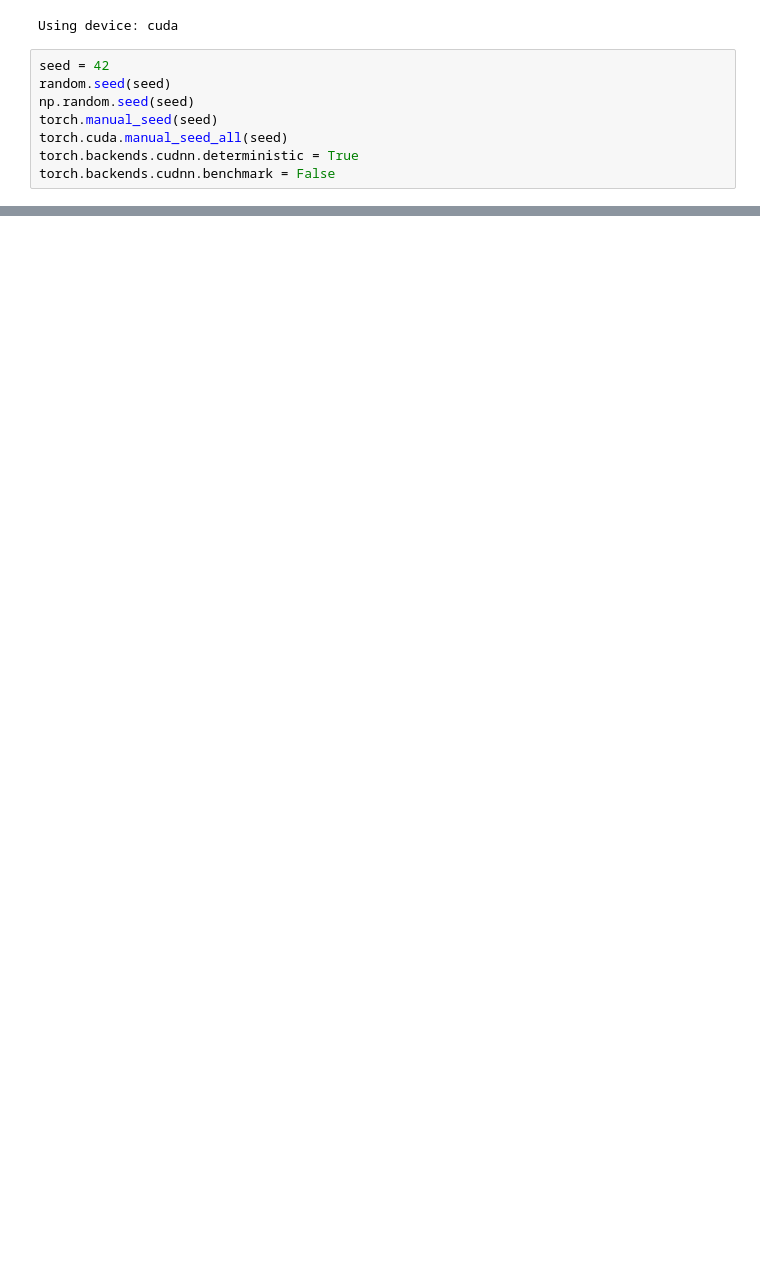
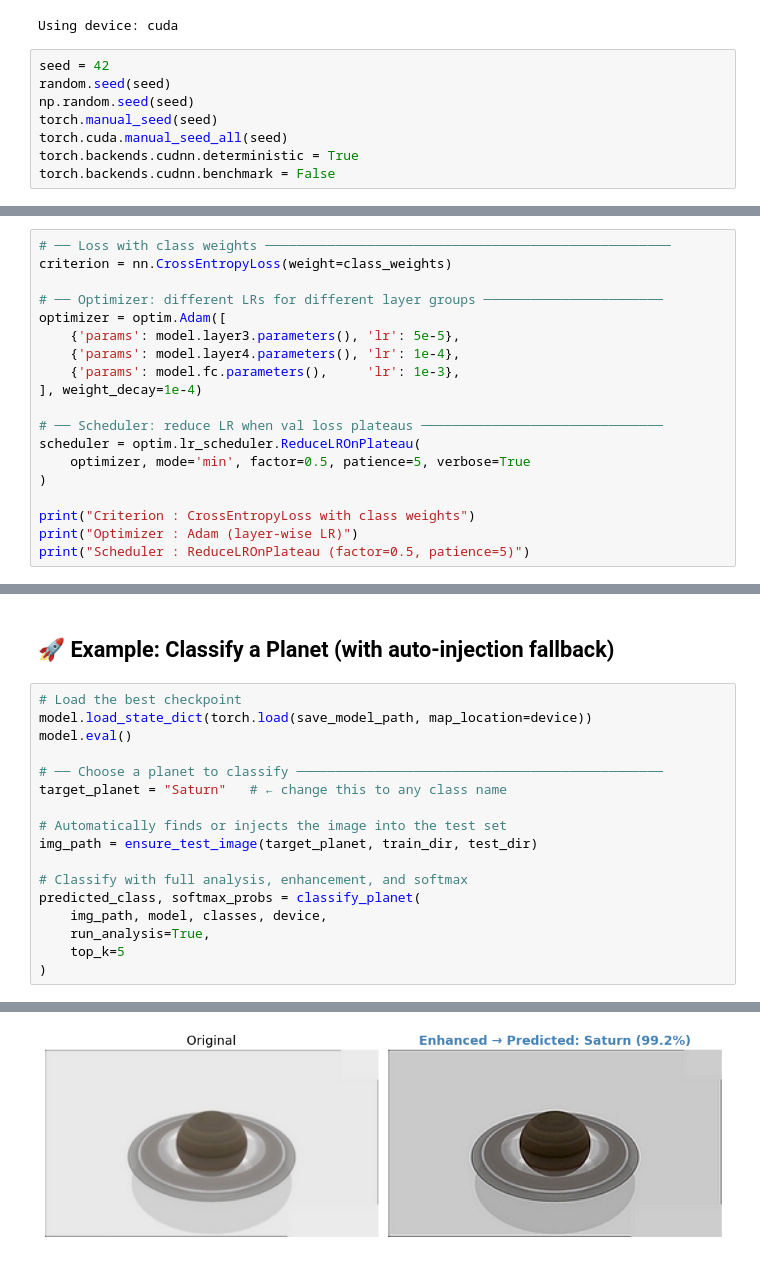
Before and after one commit to silragon-ryu/astronomical-recognition, a Jupyter notebook: models/transfer_learning/transfer.ipynb, the cells around one changed output, grey strips where cells are left out. Drawn from its saved outputs; the diff is of its cells as text; blank space fills up the shorter version.

```diff
--- a/models/transfer_learning/transfer.ipynb
+++ b/models/transfer_learning/transfer.ipynb
@@ -201,0 +255,19 @@ Epoch 16/50 | Train Loss: 0.0521 | Val Loss: 0.1084 | Val Acc: 0.9848
+# %%
+# ── Loss with class weights ────────────────────────────────────────────────────
+criterion = nn.CrossEntropyLoss(weight=class_weights)
+
+# ── Optimizer: different LRs for different layer groups ───────────────────────
+optimizer = optim.Adam([
+    {'params': model.layer3.parameters(), 'lr': 5e-5},
+    {'params': model.layer4.parameters(), 'lr': 1e-4},
+    {'params': model.fc.parameters(),     'lr': 1e-3},
+], weight_decay=1e-4)
+
+# ── Scheduler: reduce LR when val loss plateaus ───────────────────────────────
+scheduler = optim.lr_scheduler.ReduceLROnPlateau(
+    optimizer, mode='min', factor=0.5, patience=5, verbose=True
+)
+
+print("Criterion : CrossEntropyLoss with class weights")
+print("Optimizer : Adam (layer-wise LR)")
+print("Scheduler : ReduceLROnPlateau (factor=0.5, patience=5)")
@@ -201,0 +844,20 @@ Epoch 16/50 | Train Loss: 0.0521 | Val Loss: 0.1084 | Val Acc: 0.9848
+# %% [markdown]
+## 🚀 Example: Classify a Planet (with auto-injection fallback)
+# %%
+# Load the best checkpoint
+model.load_state_dict(torch.load(save_model_path, map_location=device))
+model.eval()
+
+# ── Choose a planet to classify ───────────────────────────────────────────────
+target_planet = "Saturn"   # ← change this to any class name
+
+# Automatically finds or injects the image into the test set
+img_path = ensure_test_image(target_planet, train_dir, test_dir)
+
+# Classify with full analysis, enhancement, and softmax
+predicted_class, softmax_probs = classify_planet(
+    img_path, model, classes, device,
+    run_analysis=True,
+    top_k=5
+)
+# %% [output]
@@ -201,0 +881 @@ Epoch 16/50 | Train Loss: 0.0521 | Val Loss: 0.1084 | Val Acc: 0.9848
+[figure, added]
```
Also changed, not shown: parts of 32 cells of this notebook, 1 other file.
